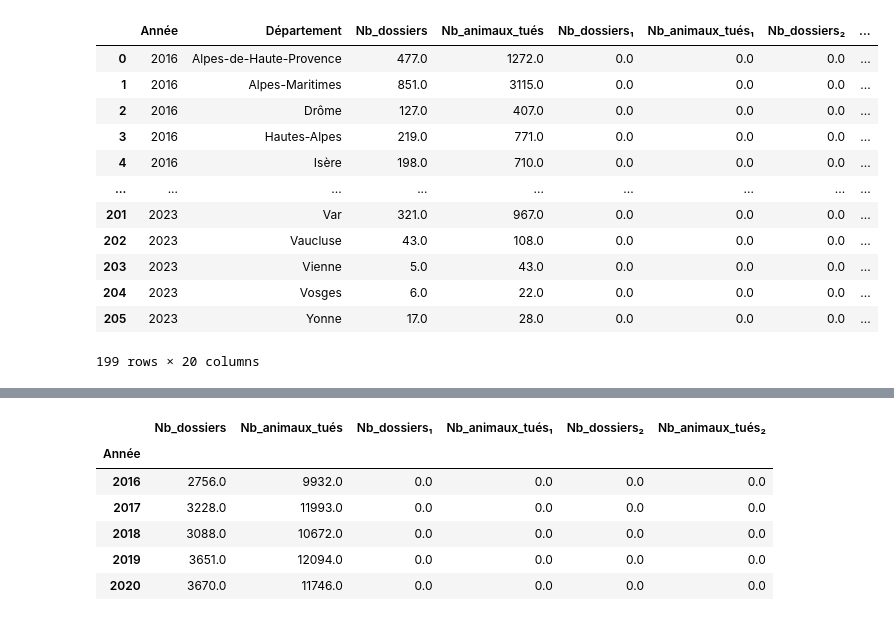
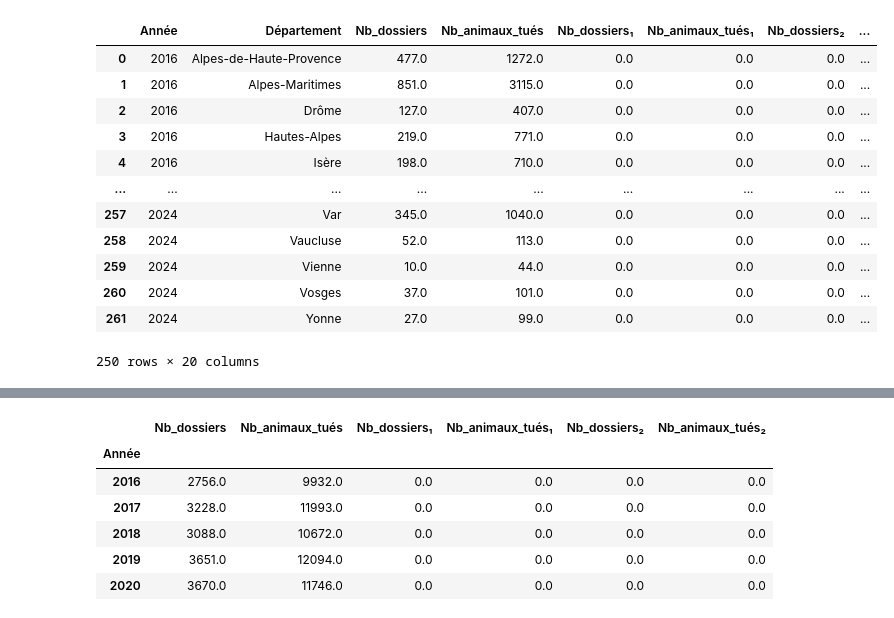
Before and after one commit to dthonon/pna_loup_suivi, a Jupyter notebook: notebook/Analyse_mortalité_loup.ipynb, the cells around one changed output, grey strips where cells are left out. Saved outputs shown, nothing was run; the diff lists cells and outputs as text; code cells hidden in the pictures.

```diff
--- a/notebook/Analyse_mortalité_loup.ipynb
+++ b/notebook/Analyse_mortalité_loup.ipynb
@@ -4,8 +4,8 @@ import seaborn as sns
 import matplotlib.pyplot as plt
 import numpy as np
 # %%
-data_url = "https://raw.githubusercontent.com/dthonon/pna_loup_suivi/main/data/"
-# data_url = "/home/daniel-thonon/Code/pna_loup_suivi/data/"
+#data_url = "https://raw.githubusercontent.com/dthonon/pna_loup_suivi/main/data/"
+data_url = "/home/dthonon/Code/pna_loup_suivi/data/"
 # Lecture des départements
 dept = pd.read_csv(
     data_url + "departements-region.csv",
@@ -23,36 +23,36 @@ dommages = pd.read_csv(data_url + "dommages.csv", sep=";")
 interventions = pd.read_csv(data_url + "protocole_intervention.csv", sep=";")
 # Regroupement dans 1 dataframe
 donnees_pna = pd.merge(dommages, interventions)
 
 # Ajout des départements et régions
 # dommages = pd.merge(dommages, dept, on="Département")
 # interventions = pd.merge(interventions, dept, on="Département")
 donnees_pna = pd.merge(donnees_pna, dept, on="Département")
 
 # Suppression des lignes sans dommages
 donnees_pna.fillna(0, inplace=True)
 donnees_pna.drop(donnees_pna[donnees_pna.Nb_dossiers == 0].index, inplace = True)
 
 # Calcul des colonnes supplémentaires
 donnees_pna["AP_TOTAL"] = donnees_pna.apply(
     lambda row: row.AP_TDS + row.AP_TDR + row.AP_TP + row.AP_TPR, axis=1
 )
 donnees_pna["Loups_tués"] = donnees_pna.apply(
     lambda row: row.Loups_tués_légal + row.Loups_tués_illégal, axis=1
 )
 donnees_pna["Ratio_loups_tués_dommages"] = donnees_pna["Loups_tués"]/donnees_pna["Nb_animaux_tués"]
 donnees_pna
 # %% [output]
 |  | Année | Département | Nb_dossiers | Nb_animaux_tués | Nb_dossiers₁ | Nb_animaux_tués₁ | Nb_dossiers₂ | ... |
 | 0 | 2016 | Alpes-de-Haute-Provence | 477.0 | 1272.0 | 0.0 | 0.0 | 0.0 | ... |
 | 1 | 2016 | Alpes-Maritimes | 851.0 | 3115.0 | 0.0 | 0.0 | 0.0 | ... |
 | 2 | 2016 | Drôme | 127.0 | 407.0 | 0.0 | 0.0 | 0.0 | ... |
 | 3 | 2016 | Hautes-Alpes | 219.0 | 771.0 | 0.0 | 0.0 | 0.0 | ... |
 | 4 | 2016 | Isère | 198.0 | 710.0 | 0.0 | 0.0 | 0.0 | ... |
 | ... | ... | ... | ... | ... | ... | ... | ... | ... |
-| 201 | 2023 | Var | 321.0 | 967.0 | 0.0 | 0.0 | 0.0 | ... |
-| 202 | 2023 | Vaucluse | 43.0 | 108.0 | 0.0 | 0.0 | 0.0 | ... |
-| 203 | 2023 | Vienne | 5.0 | 43.0 | 0.0 | 0.0 | 0.0 | ... |
-| 204 | 2023 | Vosges | 6.0 | 22.0 | 0.0 | 0.0 | 0.0 | ... |
-| 205 | 2023 | Yonne | 17.0 | 28.0 | 0.0 | 0.0 | 0.0 | ... |
+| 257 | 2024 | Var | 345.0 | 1040.0 | 0.0 | 0.0 | 0.0 | ... |
+| 258 | 2024 | Vaucluse | 52.0 | 113.0 | 0.0 | 0.0 | 0.0 | ... |
+| 259 | 2024 | Vienne | 10.0 | 44.0 | 0.0 | 0.0 | 0.0 | ... |
+| 260 | 2024 | Vosges | 37.0 | 101.0 | 0.0 | 0.0 | 0.0 | ... |
+| 261 | 2024 | Yonne | 27.0 | 99.0 | 0.0 | 0.0 | 0.0 | ... |
-199 rows × 20 columns
+250 rows × 20 columns
```
Also changed, not shown: parts of 2 cells of this notebook, 1 other file.
